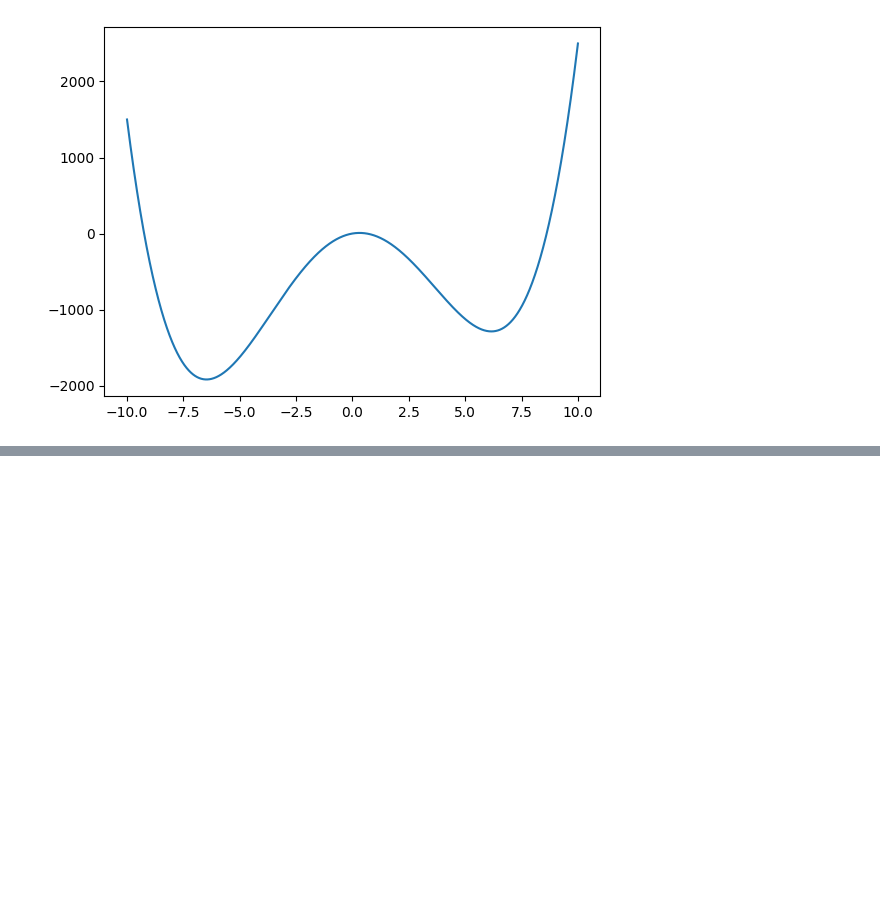
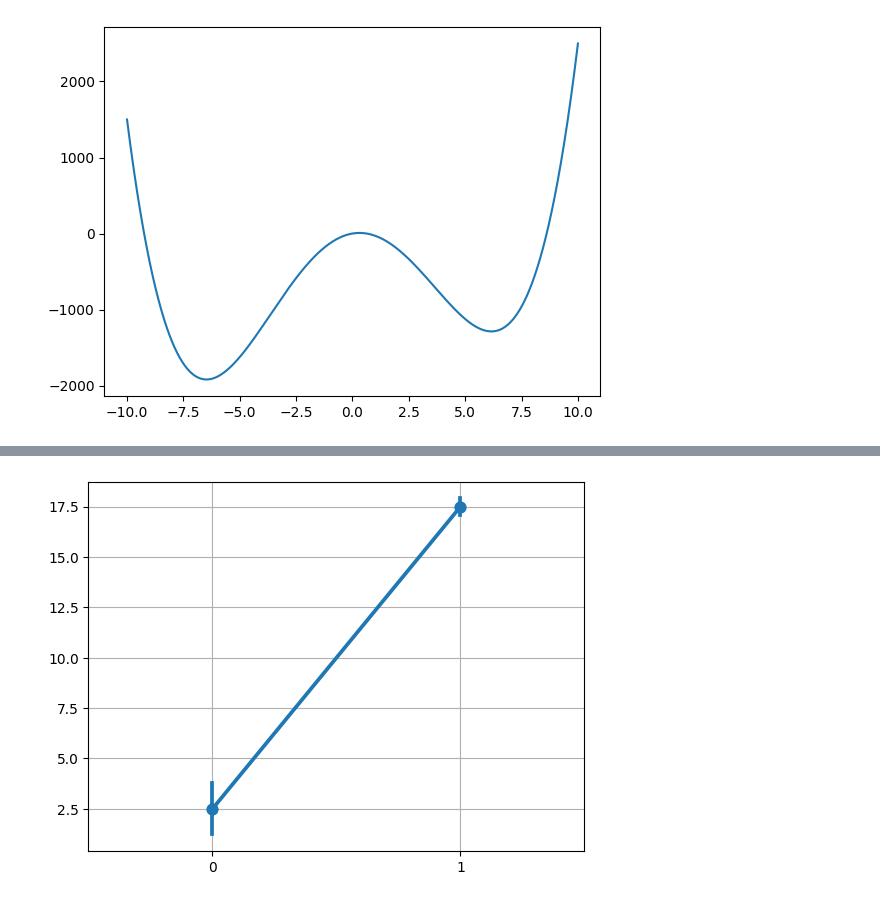
Before and after one commit to aminuddin1234/Artificial_inteligent_and_machine_learning_course, a Jupyter notebook: AI & ML courses/Day 14 - Calculus/Slopes and Gradients.ipynb, the cells around one changed output, grey strips where cells are left out. Saved outputs shown, nothing was run; the diff lists cells and outputs as text; code cells hidden in the pictures; blank space fills up the shorter version.

```diff
--- a/AI & ML courses/Day 14 - Calculus/Slopes and Gradients.ipynb
+++ b/AI & ML courses/Day 14 - Calculus/Slopes and Gradients.ipynb
@@ -132,0 +156,9 @@ plt.plot(x,result)
+# %%
+x = np.linspace(-5,10)
+y = np.linspace(15,20)
+result = x , y
+
+sns.pointplot(data=result)
+plt.grid(True)
+# %% [output]
+[figure, added]
```
Also changed, not shown: parts of 8 cells of this notebook, 1 other file.
